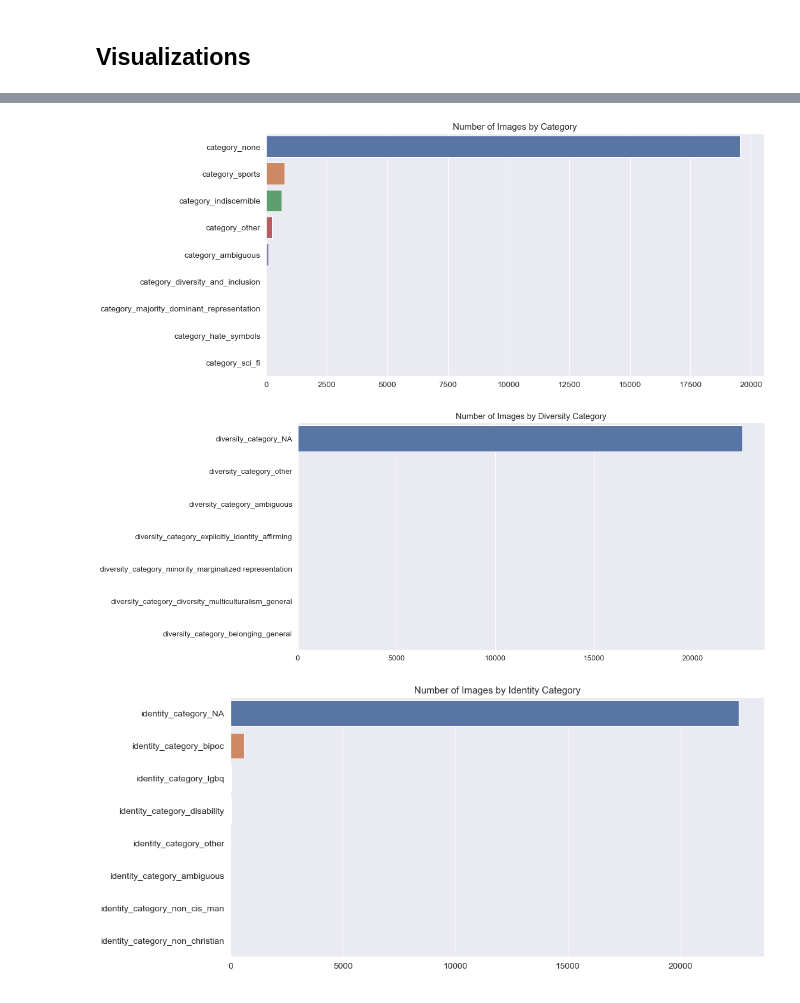
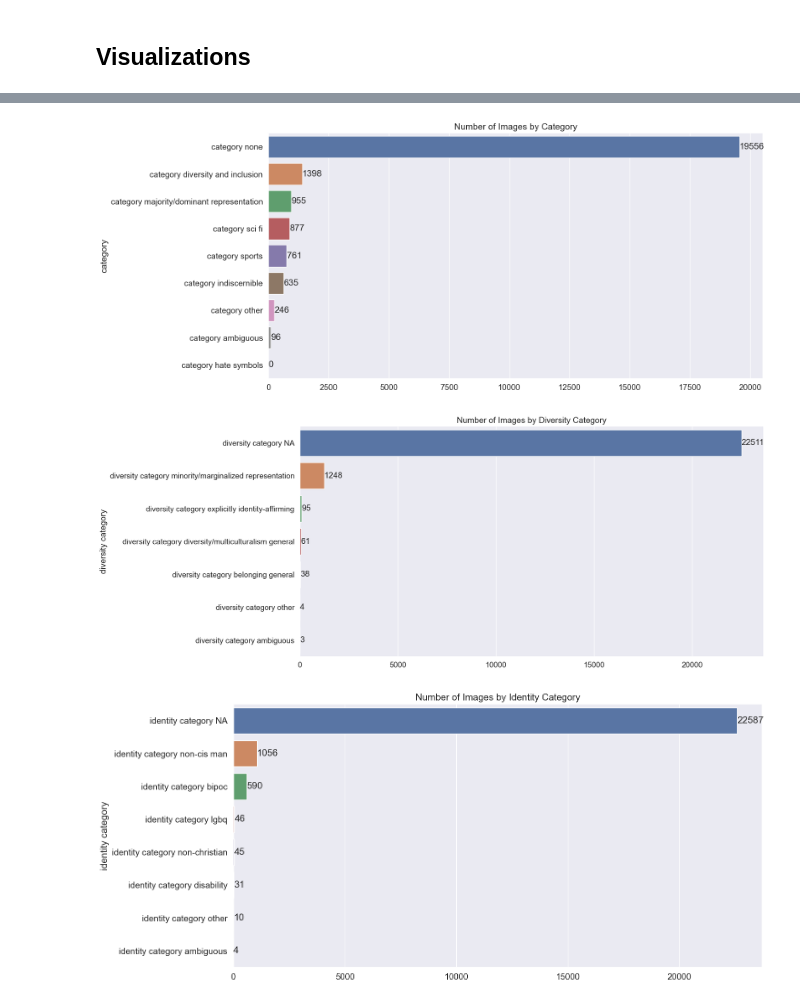
Before and after one commit to PrincetonSSPLab/bitmoji-project, a Jupyter notebook: objects_wall_hanging_parsing/converting_objects_and_wall_hangings_to_table.ipynb, the cells around one changed output, grey strips where cells are left out. Drawn from its saved outputs; the diff is of its cells as text; code cells hidden in the pictures.

```diff
--- a/objects_wall_hanging_parsing/converting_objects_and_wall_hangings_to_table.ipynb
+++ b/objects_wall_hanging_parsing/converting_objects_and_wall_hangings_to_table.ipynb
@@ -178,7 +197,16 @@ figure.savefig("../object_wall_hanging_report/images_by_batch_type_and_category_
 # display number of images with an error (i.e. error is not the empty string) by ra_coder
 errors = object_wall_hanging_df[object_wall_hanging_df["error"] != ""]
 num_errors = errors["ra_coder"].value_counts()
-images_with_errors_by_ra_coder = sns.barplot(x=num_errors.index, y=num_errors.values).set_title("Number of Images with Errors by RA Coder")
+images_with_errors_by_ra_coder = sns.barplot(x=num_errors.index, y=num_errors.values)
+images_with_errors_by_ra_coder.set_ylabel("Count")
+images_with_errors_by_ra_coder.set_title("Number of Images with Errors by RA Coder")
+
+for p in images_with_errors_by_ra_coder.patches:
+    height = p.get_height()
+    images_with_errors_by_ra_coder.text(p.get_x() + p.get_width()/2., height,
+            '{:d}'.format(int(height)),
+            ha="center", va="bottom")
+
 figure = images_with_errors_by_ra_coder.get_figure()
 figure.savefig("../object_wall_hanging_report/images_with_errors_by_ra_coder.png", bbox_inches="tight")
 # %% [output]
@@ -186,6 +214,6 @@ figure.savefig("../object_wall_hanging_report/images_with_errors_by_ra_coder.png
 # %%
 # show distribution among category
-category_cols = [col for col in object_wall_hanging_df.columns if col.startswith("category_")]
+category_cols = [col for col in object_wall_hanging_df.columns if col.startswith("category")]
 category_df = object_wall_hanging_df[category_cols]
 category_df = category_df.melt(var_name="category", value_name="selected")
 category_df = category_df[category_df["selected"] == True]
@@ -196,44 +224,68 @@ for category in category_information_with_prefix:
     if category not in category_df_counts.index:
         category_df_counts[category] = 0
 
-images_by_category = sns.barplot(x=category_df_counts.values, y=category_df_counts.index).set_title("Number of Images by Category")
+images_by_category = sns.barplot(x=category_df_counts.values, y=category_df_counts.index)
+images_by_category.set_title("Number of Images by Category")
+
+for p in images_by_category.patches:
+    width = p.get_width()
+    images_by_category.text(width + 3, p.get_y() + p.get_height()/2.,
+            '{:d}'.format(int(width)),
+            ha="left", va="center")
+
 figure = images_by_category.get_figure()
 figure.savefig("../object_wall_hanging_report/images_by_category.png", bbox_inches="tight")
 # %% [output]
-[figure, old version]
+[figure, new version]
 # %%
 # show distribution among diversity_category
-diversity_cols = [col for col in object_wall_hanging_df.columns if col.startswith("diversity_category_")]
+diversity_cols = [col for col in object_wall_hanging_df.columns if col.startswith("diversity category")]
 diversity_df = object_wall_hanging_df[diversity_cols]
-diversity_df = diversity_df.melt(var_name="diversity_category", value_name="selected")
+diversity_df = diversity_df.melt(var_name="diversity category", value_name="selected")
 diversity_df = diversity_df[diversity_df["selected"] == True]
-diversity_df_counts = diversity_df["diversity_category"].value_counts()
+diversity_df_counts = diversity_df["diversity category"].value_counts()
 
 # add missing categories and set to 0
 for diversity_category in diversity_information_with_prefix:
     if diversity_category not in diversity_df_counts.index:
         diversity_df_counts[diversity_category] = 0
 
-images_by_diversity_category = sns.barplot(x=diversity_df_counts.values, y=diversity_df_counts.index).set_title("Number of Images by Diversity Category")
+images_by_diversity_category = sns.barplot(x=diversity_df_counts.values, y=diversity_df_counts.index)
+images_by_diversity_category.set_title("Number of Images by Diversity Category")
+
+for p in images_by_diversity_category.patches:
+    width = p.get_width()
+    images_by_diversity_category.text(width + 3, p.get_y() + p.get_height()/2.,
+            '{:d}'.format(int(width)),
+            ha="left", va="center")
+
 figure = images_by_diversity_category.get_figure()
 figure.savefig("../object_wall_hanging_report/images_by_diversity_category.png", bbox_inches="tight")
 # %% [output]
-[figure, old version]
+[figure, new version]
 # %%
 # show distribution among identity_category
-identity_cols = [col for col in object_wall_hanging_df.columns if col.startswith("identity_category_")]
+identity_cols = [col for col in object_wall_hanging_df.columns if col.startswith("identity category")]
 identity_df = object_wall_hanging_df[identity_cols]
-identity_df = identity_df.melt(var_name="identity_category", value_name="selected")
+identity_df = identity_df.melt(var_name="identity category", value_name="selected")
 identity_df = identity_df[identity_df["selected"] == True]
-identity_df_counts = identity_df["identity_category"].value_counts()
+identity_df_counts = identity_df["identity category"].value_counts()
 
 # add missing categories and set to 0
 for identity_category in identity_information_with_prefix:
     if identity_category not in identity_df_counts.index:
         identity_df_counts[identity_category] = 0
 
-images_by_identity_category = sns.barplot(x=identity_df_counts.values, y=identity_df_counts.index).set_title("Number of Images by Identity Category")
+images_by_identity_category = sns.barplot(x=identity_df_counts.values, y=identity_df_counts.index)
+images_by_identity_category.set_title("Number of Images by Identity Category")
+
+for p in images_by_identity_category.patches:
+    width = p.get_width()
+    images_by_identity_category.text(width + 3, p.get_y() + p.get_height()/2.,
+            '{:d}'.format(int(width)),
+            ha="left", va="center")
+
 figure = images_by_identity_category.get_figure()
 figure.savefig("../object_wall_hanging_report/images_by_identity_category.png", bbox_inches="tight")
 # %% [output]
-[figure, old version]
+[figure, new version]
```
Also changed, not shown: parts of 7 cells of this notebook, 1 other file.
